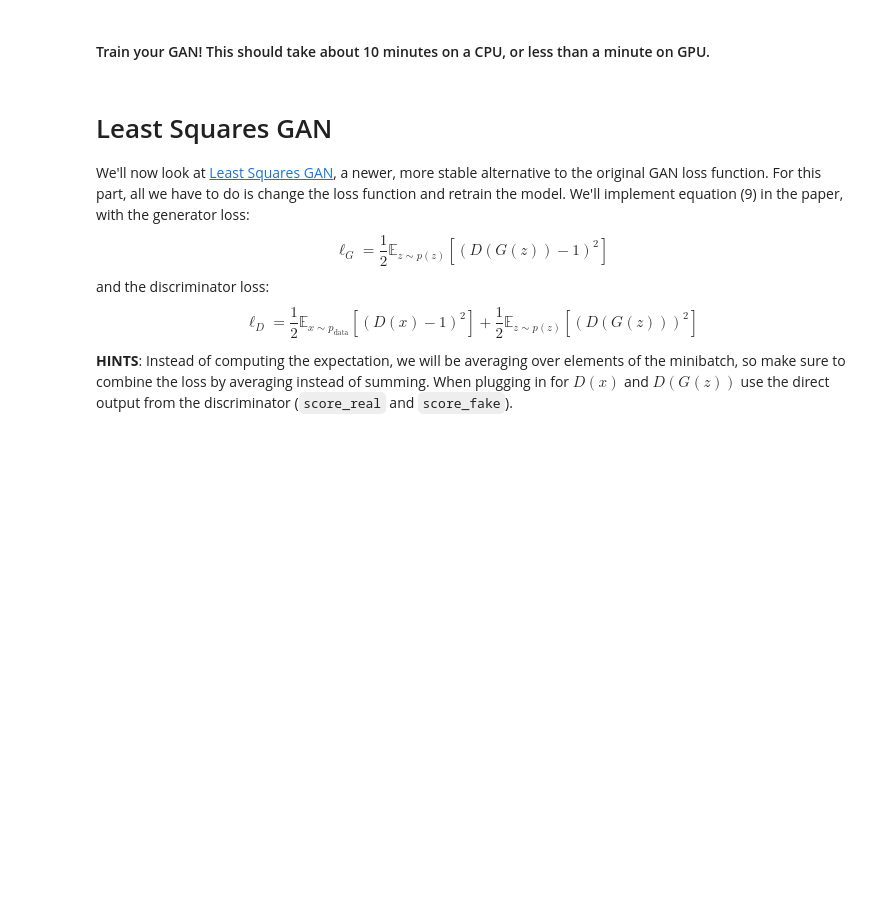
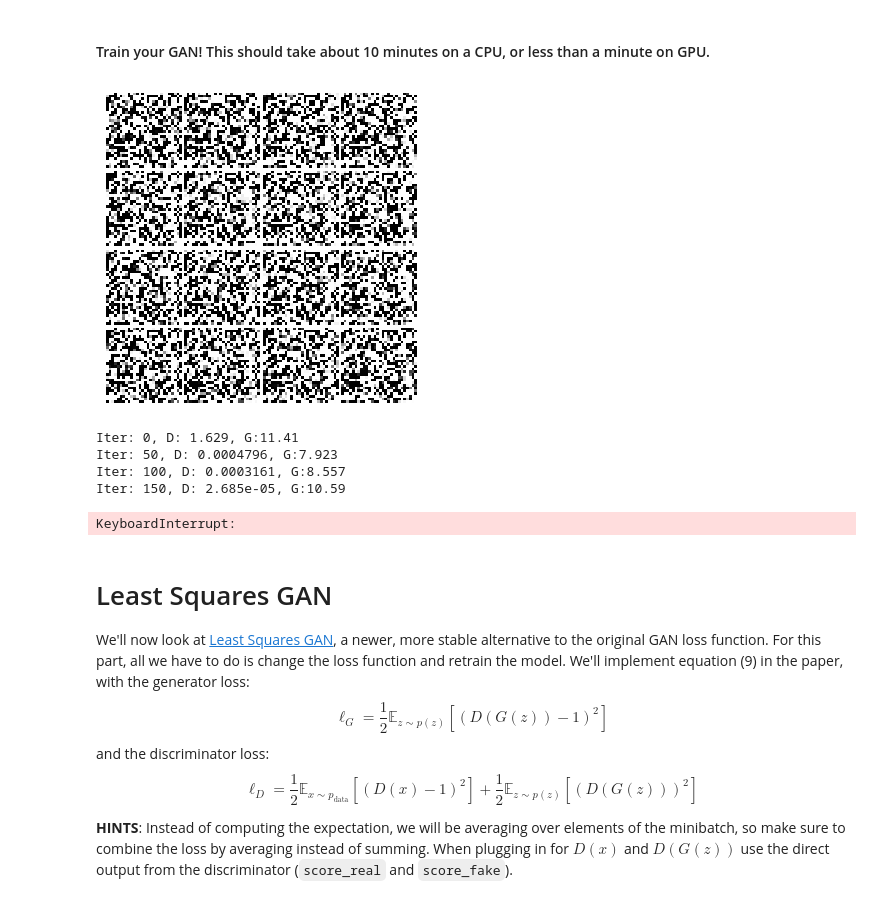
Before and after one commit to Observerspy/CS231n, a Jupyter notebook: assignment3/GANs-TensorFlow.ipynb, the cells around one changed output. Drawn from its saved outputs; the diff is of its cells as text; code cells hidden in the pictures; blank space fills up the shorter version.

```diff
--- a/assignment3/GANs-TensorFlow.ipynb
+++ b/assignment3/GANs-TensorFlow.ipynb
@@ -260,7 +260,8 @@ def generator(z):
     """
     with tf.variable_scope("generator"):
         # TODO: implement architecture
-        Z = tf.shape(z)[1]
+#         Z = tf.shape(z)[1]
+        Z= z.get_shape().as_list()[1]
         layer1_weights = tf.Variable(tf.truncated_normal(
             [Z, 1024], stddev=0.1))
         layer1_biases = tf.Variable(tf.constant(1.0, shape=[1024]))
@@ -271,7 +272,7 @@ def generator(z):
             [1024, 784], stddev=0.1))
         layer3_biases = tf.Variable(tf.constant(1.0, shape=[784]))
 
-        layer1 = tf.matmul(x, layer1_weights) + layer1_biases
+        layer1 = tf.matmul(z, layer1_weights) + layer1_biases
         relu1 = leaky_relu(layer1)
         layer2 = tf.matmul(relu1, layer2_weights) + layer2_biases
         relu2 = leaky_relu(layer2)
@@ -319,9 +320,11 @@ def gan_loss(logits_real, logits_fake):
     - G_loss: generator loss scalar
     """
     # TODO: compute D_loss and G_loss
-    D_loss = None
-    G_loss = None
-    pass
+    D_label = tf.ones_like(logits_real)
+    G_fake_label = tf.zeros_like(logits_fake)
+    G_real_label = tf.ones_like(logits_fake)
+    D_loss = tf.reduce_mean(tf.nn.sigmoid_cross_entropy_with_logits(logits = logits_real, labels = D_label)) + tf.reduce_mean(tf.nn.sigmoid_cross_entropy_with_logits(logits = logits_fake, labels = G_fake_label))
+    G_loss = tf.reduce_mean(tf.nn.sigmoid_cross_entropy_with_logits(logits = logits_fake, labels = G_real_label))
     return D_loss, G_loss
 # %% [markdown]
 Test your GAN loss. Make sure both the generator and discriminator loss are correct. You should see errors less than 1e-5.
@@ -351,9 +357,8 @@ def get_solvers(learning_rate=1e-3, beta1=0.5):
     - D_solver: instance of tf.train.AdamOptimizer with correct learning_rate and beta1
     - G_solver: instance of tf.train.AdamOptimizer with correct learning_rate and beta1
     """
-    D_solver = None
-    G_solver = None
-    pass
+    D_solver = tf.train.AdamOptimizer(learning_rate, beta1)
+    G_solver = tf.train.AdamOptimizer(learning_rate, beta1)
     return D_solver, G_solver
 # %% [markdown]
 ## Putting it all together
@@ -443,7 +449,14 @@ def run_a_gan(sess, G_train_step, G_loss, D_train_step, D_loss, G_extra_step, D_
 # %%
 with get_session() as sess:
     sess.run(tf.global_variables_initializer())
-    run_a_gan(sess,G_train_step,G_loss,D_train_step,D_loss,G_extra_step,D_extra_step)
+    run_a_gan(sess,G_train_step,G_loss,D_train_step,D_loss,G_extra_step,D_extra_step, num_epoch=50)
+# %% [output]
+[figure, added]
+Iter: 0, D: 1.629, G:11.41
+Iter: 50, D: 0.0004796, G:7.923
+Iter: 100, D: 0.0003161, G:8.557
+Iter: 150, D: 2.685e-05, G:10.59
+KeyboardInterrupt:
 # %% [markdown]
 # Least Squares GAN
 We'll now look at [Least Squares GAN](https://arxiv.org/abs/1611.04076), a newer, more stable alternative to the original GAN loss function. For this part, all we have to do is change the loss function and retrain the model. We'll implement equation (9) in the paper, with the generator loss:
```
Also changed, not shown: parts of 17 cells of this notebook.
